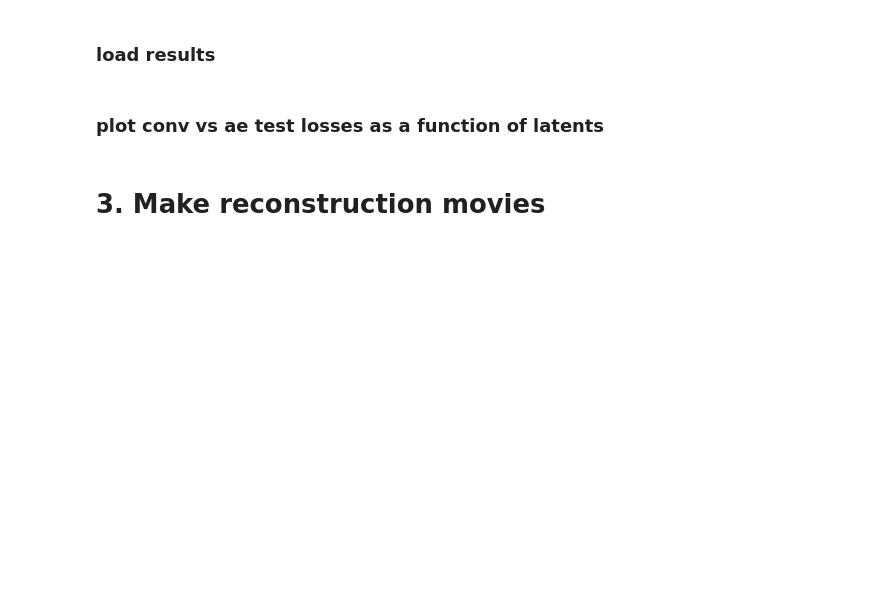
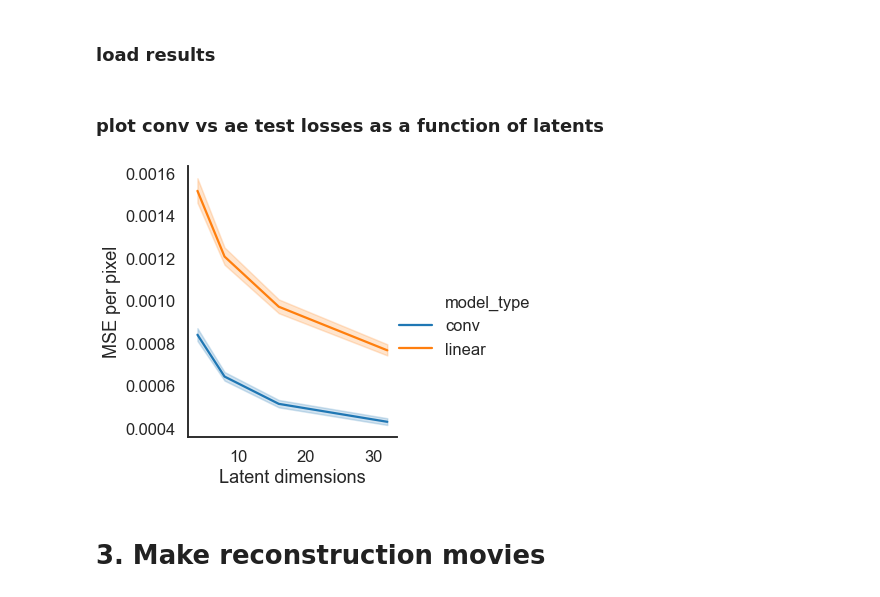
Before and after one commit to themattinthehatt/behavenet, a Jupyter notebook: behavenet/analyses/notebooks/ae_analysis_notebook.ipynb, the cells around one changed output. Saved outputs shown, nothing was run; the diff lists cells and outputs as text; code cells hidden in the pictures; blank space fills up the shorter version.

```diff
--- a/behavenet/analyses/notebooks/ae_analysis_notebook.ipynb
+++ b/behavenet/analyses/notebooks/ae_analysis_notebook.ipynb
@@ -197,19 +198,24 @@ metrics_df = pd.concat(metrics_df)
 # %% [markdown]
 ### plot conv vs ae test losses as a function of latents
 # %%
-# data_queried = metrics[~pd.notna(metrics.test_loss)]
-data_queried = metrics_df[metrics_df.dtype=='test']
+data_queried = metrics_df[(metrics_df.dtype=='test') & (metrics_df.data==labs[0])]
 y_axis = 'loss' # 'test_loss' | 'test_r2'
 plot_type = 'line'
 hue = 'model_type'
 x_axis = 'n_latents' # 'layers' | 'layer_size' | 'pred' | 'lags'
+col = 'data'
 
 splt = sns.relplot(
     x=x_axis, y=y_axis, hue=hue, kind=plot_type, data=data_queried)
+# splt = sns.relplot(
+#     x=x_axis, y=y_axis, hue=hue, kind=plot_type, col=col, data=data_queried)
 for i, ax in enumerate(splt.axes):
-    ax[0].set_yscale('log')
+#     ax[i].set_yscale('log')
+    ax[i].set_xlabel('Latent dimensions')
     if i == 0:
         ax[0].set_ylabel('MSE per pixel')
+# %% [output]
+[figure, added]
 # %% [markdown]
 # 3. Make reconstruction movies
 # %%
```
Also changed, not shown: parts of 5 cells of this notebook, 7 other files.
